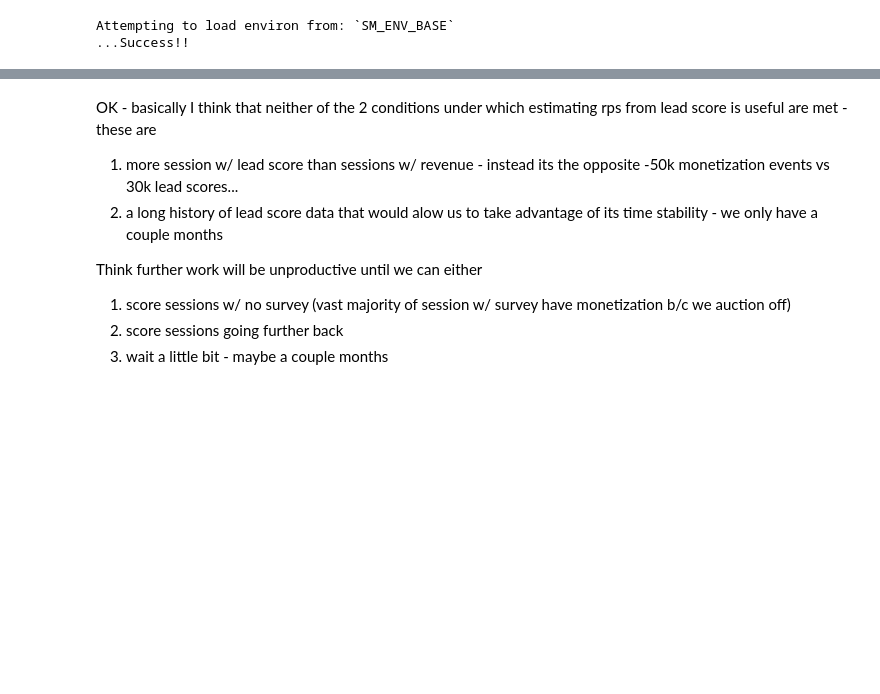
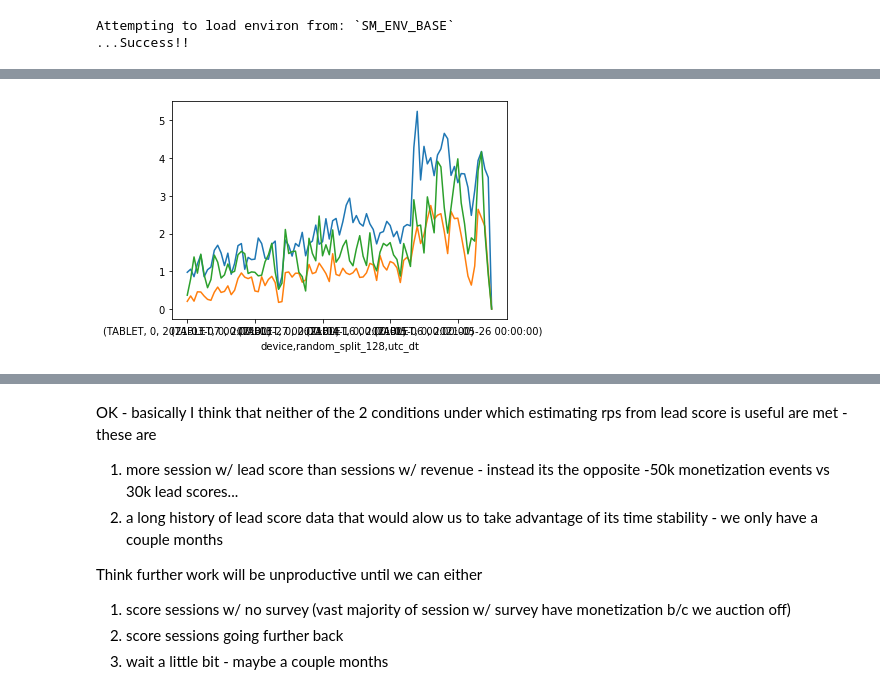
Before and after one commit to pkrishnamurthy1007/adtech, a Jupyter notebook: notebooks/aduriseti_shared/rps_est.ipynb, the cells around one changed output, grey strips where cells are left out. Drawn from its saved outputs; the diff is of its cells as text; code cells hidden in the pictures; blank space fills up the shorter version.

Commit message:
refactor to merge eval sections

```diff
--- a/notebooks/aduriseti_shared/rps_est.ipynb
+++ b/notebooks/aduriseti_shared/rps_est.ipynb
@@ -318,6 +318,7 @@ def agg_rps(start_date,end_date,product,traffic_source,agg_columns):
     SELECT
         {','.join(agg_columns)},
         COUNT(session_id)                                                       AS sessions,
+        SUM(revenue)                                                            AS revenue,
         SUM((revenue>0)::INT::FLOAT)                                            AS num_leads,
         AVG((revenue>0)::INT::FLOAT)                                            AS lps_avg,
         SUM(revenue) / CASE
@@ -480,3 +481,89 @@ def get_wthresh(W,p):
             break
         cumsum += wthresh
     return wthresh
+
+# # TOO SLOW
+# product = O65
+# traffic_source = None
+# session_df = unified_session(
+#     start_date,end_date,
+#     product,traffic_source)
+
+# split2aggrps = {}
+# for split,split_cols in campaign_split_fields.items():
+#     print(split,split_cols)
+#     rps_df = agg_rps(NOW-90*DAY,NOW,None,traffic_source=TABOOLA,agg_columns=split_cols)
+#     rps_df = translate_taboola_vals(rps_df)
+#     rps_df["split_on"] = split
+#     split2aggrps[split] = rps_df
+#     print(split,rps_df.shape)
+
+
+def agg_rps_taboola(start_date, end_date, product, traffic_source, agg_columns):
+    rps_df = agg_rps(start_date,end_date,product,traffic_source,agg_columns)
+    rps_df = translate_taboola_vals(rps_df)
+    return rps_df
+
+BEST_SPLIT = "dma_os_device"
+
+product = O65
+traffic_source = None
+TODAY = NOW.date()
+start_date = TODAY-90*DAY
+eval_date = TODAY-30*DAY
+end_date = TODAY
+# rps_df = agg_rps_taboola(
+#     start_date,end_date,
+#     product,traffic_source,
+#     ("utc_dt",*campaign_split_fields[BEST_SPLIT]))
+rps_df = agg_rps(
+    start_date,end_date,
+    product,traffic_source,
+    ("device","random_split_128","utc_dt"))
+rps_df
+
+splitI = rps_df.reset_index(level=-1).index.unique()
+dtI = pd.date_range(start_date,end_date)
+rps_df = rps_df.reindex(
+    pd.MultiIndex.from_tuples(
+        ((*i,dti) for i,dti in itertools.product(splitI,dtI)),
+        names=rps_df.index.names
+    ),
+
+)
+
+ipydisp(rps_df[[
+    "sessions",
+    "num_leads",
+    "score_null_cnt",
+    "score_adv_cnt",
+    "score_supp_cnt",
+    "score_cnt"
+]].sum())
+
+rps_df["lps"] = rps_df["num_leads"] / rps_df["sessions"]
+rps_df["rpl"] = rps_df["revenue"] / rps_df["num_leads"]
+ipydisp(rps_df[["rpl","lps"]])
+
+# simulate a change in monetization at 1/4 way thru eval period
+mid_date = eval_date + (end_date - eval_date) / 4
+rps_step = pd.Series(np.ones(len(dtI)),index=dtI)
+rps_step.index.name = "utc_dt"
+rps_step[mid_date:] = 2
+rps_df["rps_avg"] = rps_df["rps_avg"] * rps_step
+
+rps_df["rps_avg_true"] = rps_df \
+    .groupby(["device","utc_dt"])["rps_avg"] \
+    .transform(get_wavg_by(rps_df,"sessions"))
+
+for device in rps_df.index.unique("device"):
+    print(device)
+    rps_df.loc[(device,0,slice(None)),"rps_avg_true"].plot()
+
+delt = rps_df["rps_avg"] - rps_df["rps_avg_true"]
+d = {
+    "MAE": wavg(delt.abs(),rps_df["sessions"]),
+    "MSE": wavg(delt ** 2,rps_df["sessions"]),
+}
+d
+# %% [output]
@@ -482,0 +595 @@ def get_wthresh(W,p):
+[figure, added]
```
Also changed, not shown: parts of 10 cells of this notebook.
